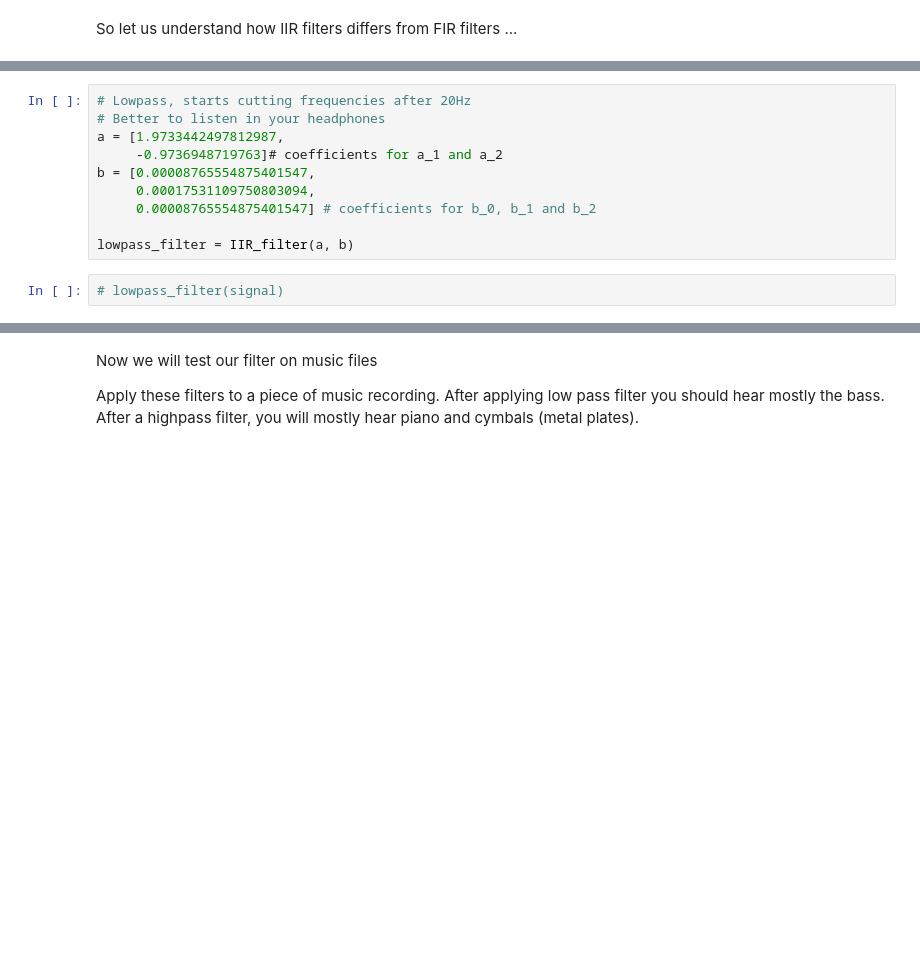
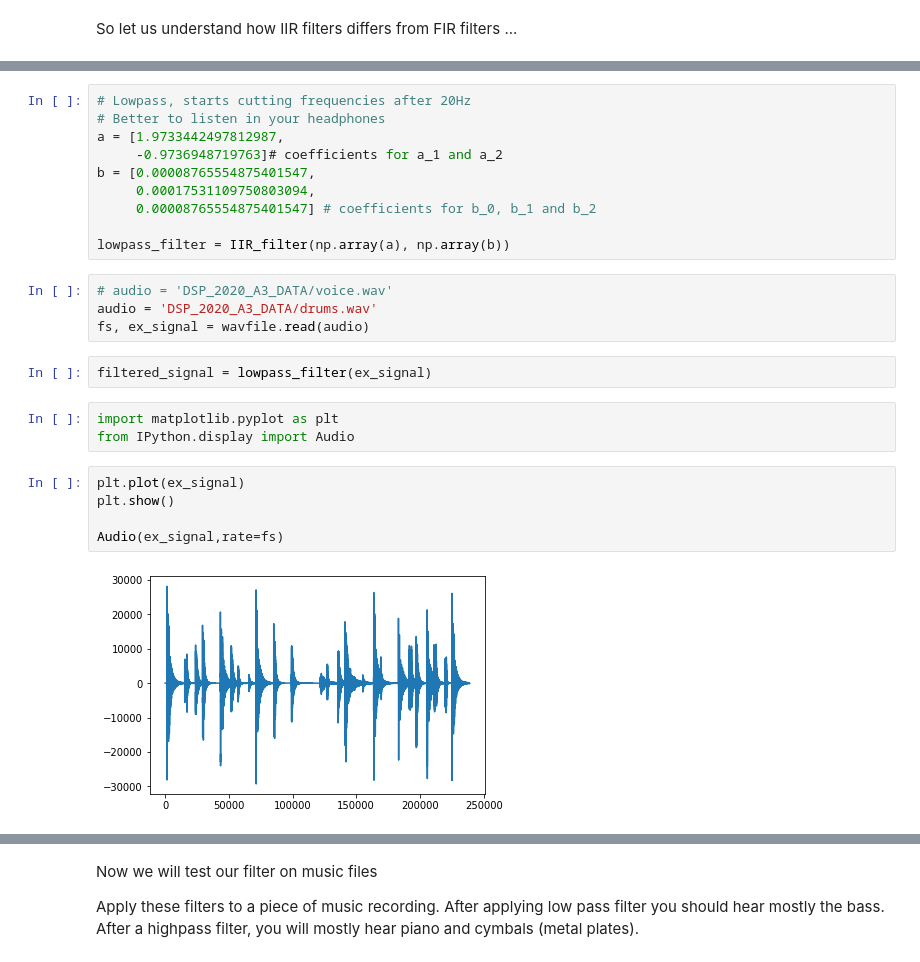
Before and after one commit to sham1lk/irc_dsp, a Jupyter notebook: lab3.ipynb, the cells around one changed output, grey strips where cells are left out. Cells and saved outputs as stored; diff of their text form; blank space fills up the shorter version.

Commit message:
implemented filter function; tested

```diff
--- a/lab3.ipynb
+++ b/lab3.ipynb
@@ -194,6 +203,20 @@ b = [0.00008765554875401547,
      0.00017531109750803094,
      0.00008765554875401547] # coefficients for b_0, b_1 and b_2
 
-lowpass_filter = IIR_filter(a, b)
+lowpass_filter = IIR_filter(np.array(a), np.array(b))
-# %%
-# lowpass_filter(signal)
+# %%
+# audio = 'DSP_2020_A3_DATA/voice.wav'
+audio = 'DSP_2020_A3_DATA/drums.wav'
+fs, ex_signal = wavfile.read(audio)
+# %%
+filtered_signal = lowpass_filter(ex_signal)
+# %%
+import matplotlib.pyplot as plt
+from IPython.display import Audio
+# %%
+plt.plot(ex_signal)
+plt.show()
+
+Audio(ex_signal,rate=fs)
+# %% [output]
+[figure, added]
```
Also changed, not shown: parts of 8 cells of this notebook.
